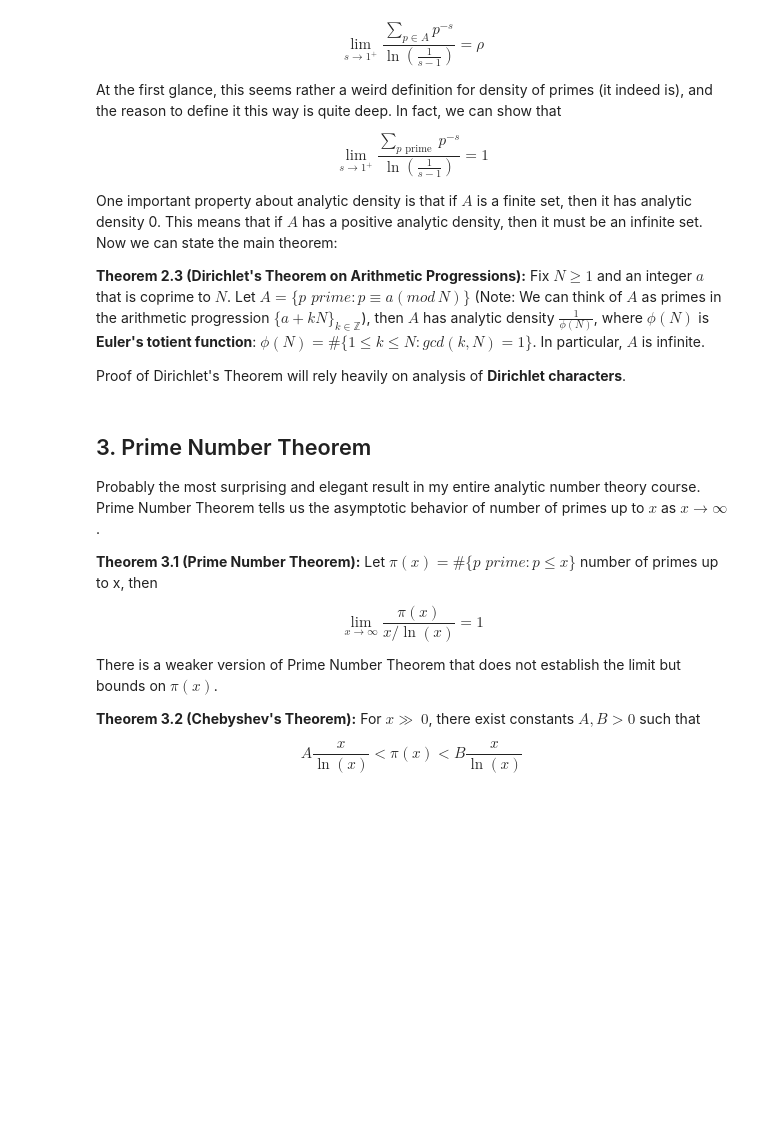
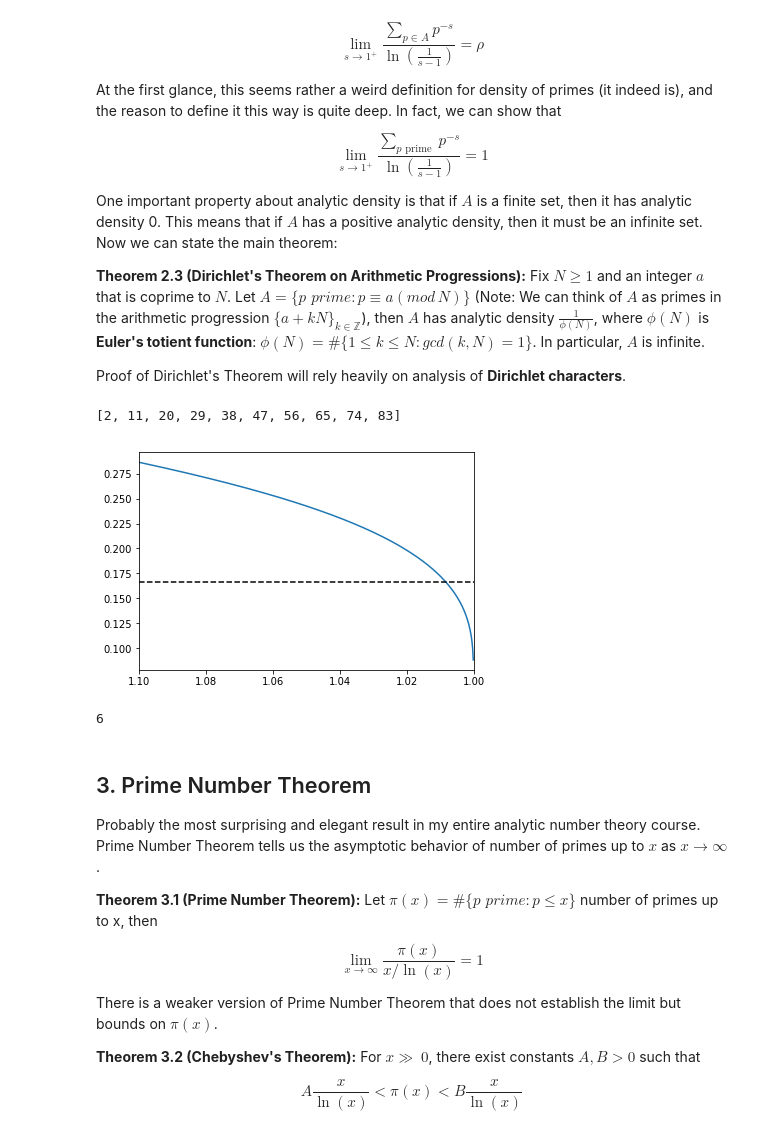
Before and after one commit to yupeizhou/number_theory, a Jupyter notebook: Some number theory & analysis.ipynb, the cells around one changed output. Saved outputs shown, nothing was run; the diff lists cells and outputs as text; code cells hidden in the pictures; blank space fills up the shorter version.

Commit message:
Dirichlet

```diff
--- a/Some number theory & analysis.ipynb
+++ b/Some number theory & analysis.ipynb
@@ -228,6 +228,40 @@ Now we can state the main theorem:
 **Theorem 2.3 (Dirichlet's Theorem on Arithmetic Progressions):** Fix $N\geq 1$ and an integer $a$ that is coprime to $N$. Let $A = \{p \textit{ prime}: p\equiv a (mod\,N)\}$ (Note: We can think of $A$ as primes in the arithmetic progression $\{a + kN\}_{k\in \mathbb{Z}}$), then $A$ has analytic density $\frac{1}{\phi(N)}$, where $\phi(N)$ is **Euler's totient function**: $\phi(N) = \#\{1\leq k\leq N:gcd(k, N) = 1\}$. In particular, $A$ is infinite.
 
 Proof of Dirichlet's Theorem will rely heavily on analysis of **Dirichlet characters**.
+# %%
+def gcd(a, b):
+    if b == 0:
+        return a
+    else:
+        return gcd(b, a % b)
+
+def generate_arithmetic(a, N, k):
+    if gcd(a, N) != 1:
+        print('a is not coprime to N')
+    else:
+        return [a + i * N for i in range(k)]
+# %%
+generate_arithmetic(2, 9, 10)
+# %% [output]
+[2, 11, 20, 29, 38, 47, 56, 65, 74, 83]
+# %%
+def Dirichlet(a, N, k, step_size):
+    sequence = generate_arithmetic(a, N, k)
+    primes = set(sieve(a + (k- 1) * N)).intersection(sequence)
+    s_values = np.linspace(1, 1.1, step_size)[::-2]
+    dirichlet = [sum([math.pow(x, -s) for x in primes]) / -np.log(s - 1) for s in s_values]
+    phi_N = len([a for a in np.arange(1, N) if gcd(a, N) == 1])
+    fig, ax = plt.subplots()
+    ax.plot(s_values, dirichlet)
+    ax.axhline(math.pow(phi_N, -1), color='black', ls = '--')
+    ax.set_xlim(1.1, 1)
+    plt.show()
+    print(phi_N)
+# %%
+Dirichlet(2, 9, 10000, 1000)
+# %% [output]
+[figure, added]
+6
 # %% [markdown]
 ## 3. Prime Number Theorem
 Probably the most surprising and elegant result in my entire analytic number theory course. Prime Number Theorem tells us the asymptotic behavior of number of primes up to $x$ as $x\rightarrow \infty$. <br>
```
Also changed, not shown: parts of 7 cells of this notebook.
